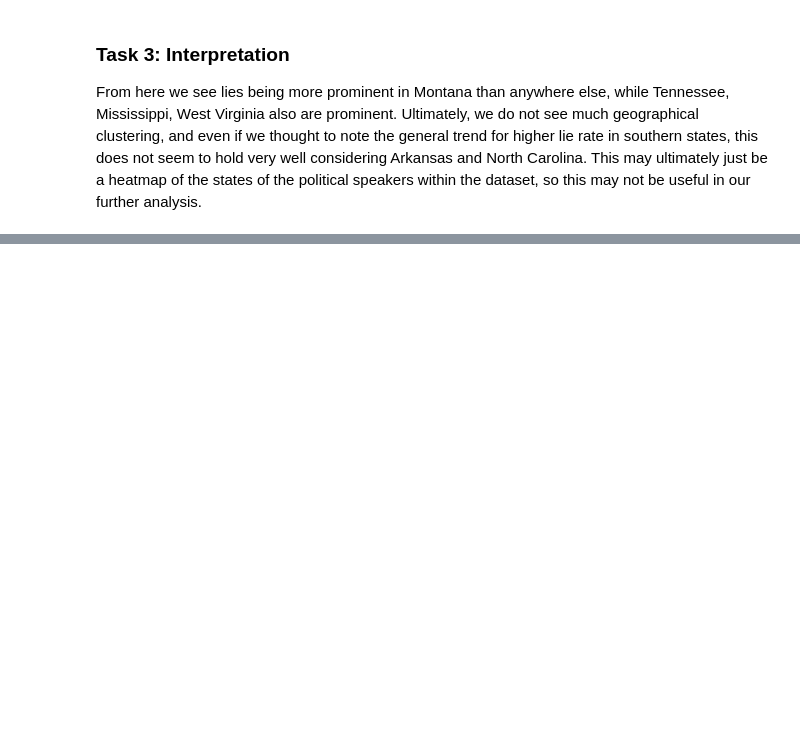
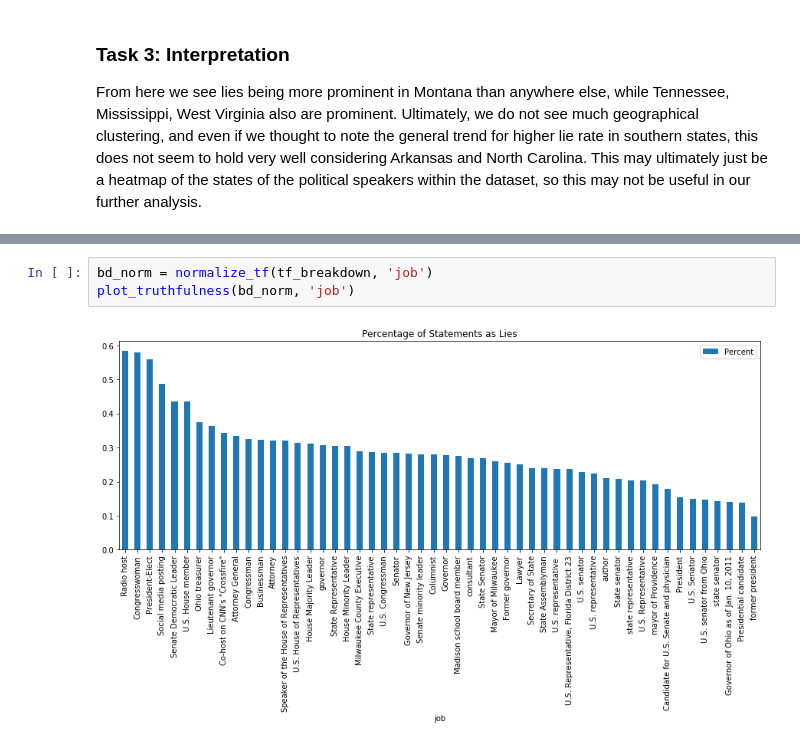
Before and after one commit to mikanikos/Features-of-Lies, a Jupyter notebook: Exploration.ipynb, the cells around one changed output, grey strips where cells are left out. Drawn from its saved outputs; the diff is of its cells as text; blank space fills up the shorter version.

```diff
--- a/Exploration.ipynb
+++ b/Exploration.ipynb
@@ -319,0 +375,5 @@ From here we see lies being more prominent in Montana than anywhere else, while
+# %%
+bd_norm = normalize_tf(tf_breakdown, 'job')
+plot_truthfulness(bd_norm, 'job')
+# %% [output]
+[figure, added]
```
Also changed, not shown: parts of 40 cells of this notebook.
